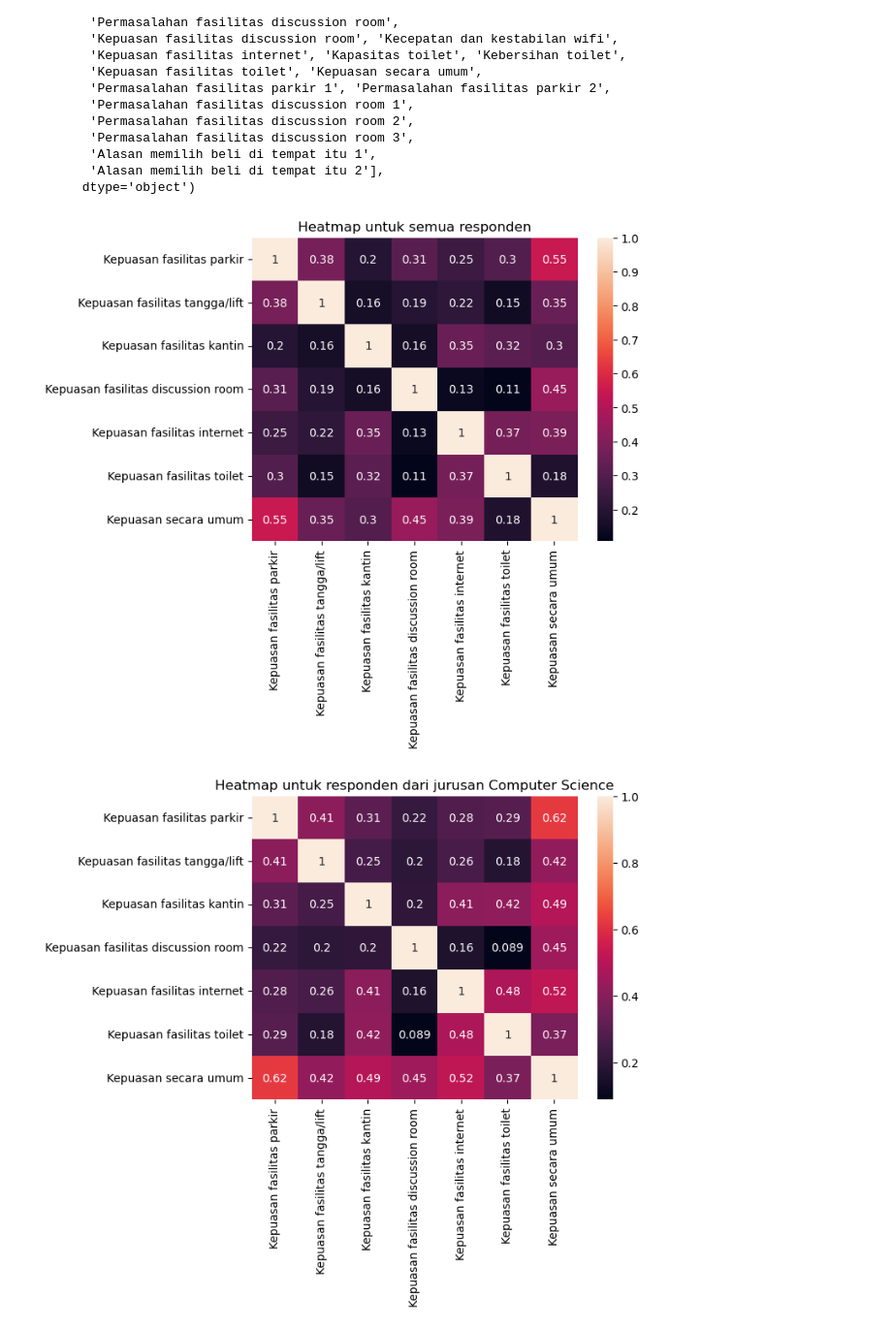
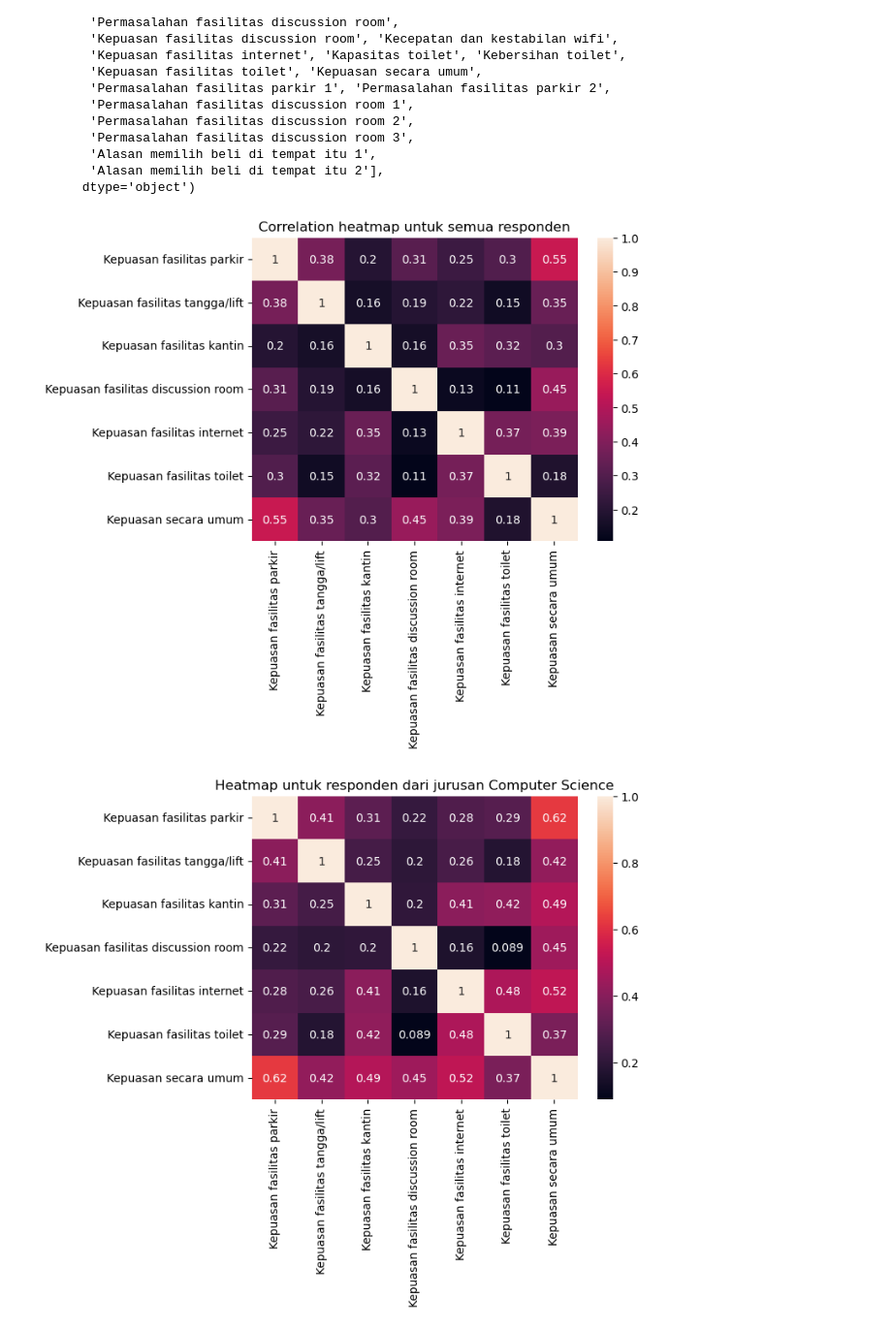
Before and after one commit to Nicohim87/SurveySamplingAOL, a Jupyter notebook: Visualization-3.ipynb, the cells around one changed output. Shown at 97% size. Cells and saved outputs as stored; diff of their text form; code cells hidden in the pictures.

```diff
--- a/Visualization-3.ipynb
+++ b/Visualization-3.ipynb
@@ -39,16 +39,16 @@ Index(['Jurusan', 'Jenis transportasi yang digunakan',
 # %%
 sns.heatmap(df[['Kepuasan fasilitas parkir',
                 'Kepuasan fasilitas tangga/lift',
                 'Kepuasan fasilitas kantin',
                 'Kepuasan fasilitas discussion room',
                 'Kepuasan fasilitas internet',
                 'Kepuasan fasilitas toilet',
                 'Kepuasan secara umum'
                 ]].corr(), annot=True)
-plt.title("Heatmap untuk semua responden")
+plt.title("Correlation heatmap untuk semua responden")
 plt.show()
 # %% [output]
-[figure, old version]
+[figure, new version]
 # %%
 sns.heatmap(df[['Kepuasan fasilitas parkir',
                 'Kepuasan fasilitas tangga/lift',
```
Also changed, not shown: parts of 3 cells of this notebook, 2 other files.
